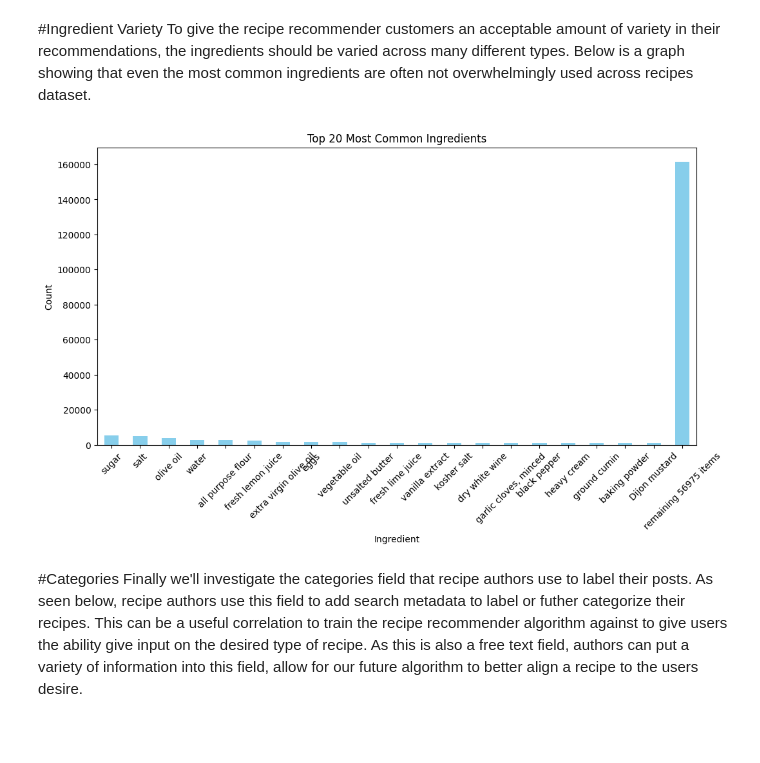
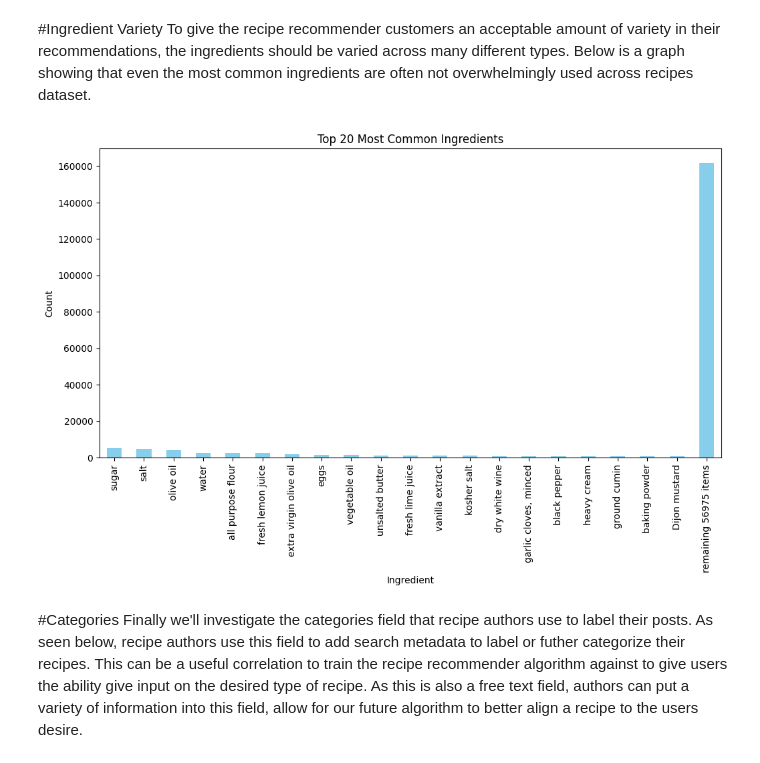
Before and after one commit to awwwwwwww/ai_apps_eng, a Jupyter notebook: notebooks/recipe_exploration.ipynb, the cells around one changed output. Saved outputs shown, nothing was run; the diff lists cells and outputs as text; code cells hidden in the pictures; blank space fills up the shorter version.

```diff
--- a/notebooks/recipe_exploration.ipynb
+++ b/notebooks/recipe_exploration.ipynb
@@ -106,25 +106,26 @@ To give the recipe recommender customers an acceptable amount of variety in thei
 # %%
 
 toping = ingredient_counts['ingredients'].value_counts()
 toping_w_rest = toping.head(20)
 if len(toping) > 20:
     toping_w_rest['remaining {0} items'.format(len(toping) - 20)] = sum(toping[20:])
 
 # Visualizing top ingredients
 plt.figure(figsize=(12, 6))
 toping_w_rest.plot(kind='bar', color='skyblue')
 plt.title("Top 20 Most Common Ingredients")
 plt.xlabel("Ingredient")
 plt.ylabel("Count")
-plt.xticks(rotation=45)
+plt.xticks(rotation=90)
+
 plt.show()
 
 # Pairplot for potential correlations (if numeric features exist)
 #if not df.select_dtypes(include=['number']).empty:
 #    sns.pairplot(df.select_dtypes(include=['number']))
 #    plt.show()
 # %% [output]
-[figure, old version]
+[figure, new version]
 # %% [markdown]
 #Categories
 Finally we'll investigate the categories field that recipe authors use to label their posts. As seen below, recipe authors use this field to add search metadata to label or futher categorize their recipes. This can be a useful correlation to train the recipe recommender algorithm against to give users the ability give input on the desired type of recipe. As this is also a free text field, authors can put a variety of information into this field, allow for our future algorithm to better align a recipe to the users desire.
```
